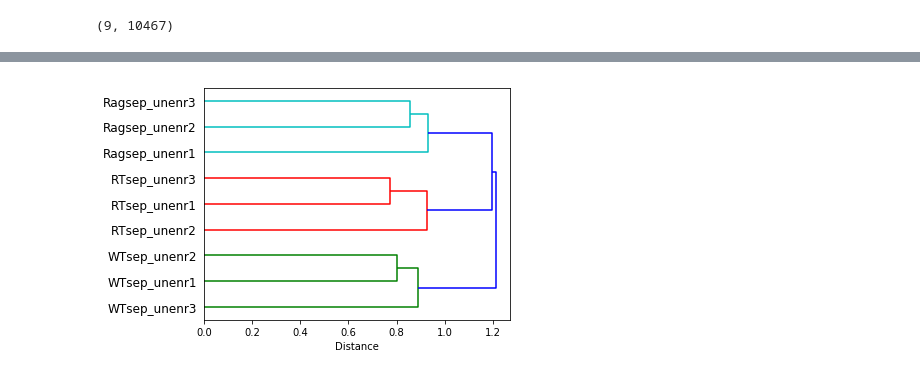
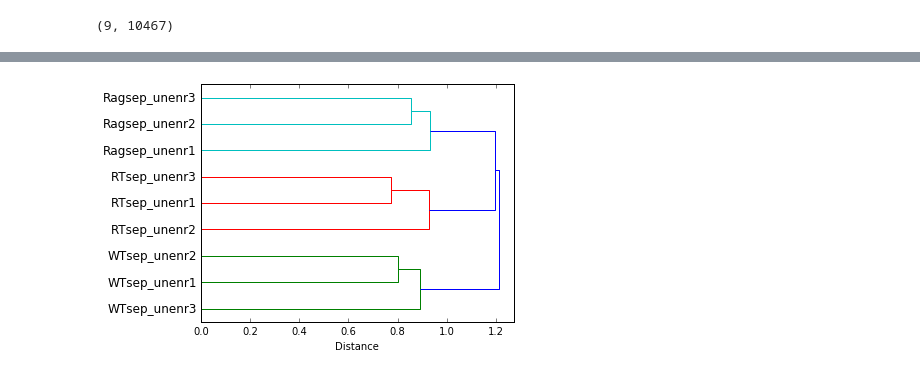
Before and after one commit to fagan2888/CM7_CM1E2d56col_unenr123_rawextract_2017, a Jupyter notebook: scripts/dendrogram.ipynb, the cells around one changed output, grey strips where cells are left out. Saved outputs shown, nothing was run; the diff lists cells and outputs as text; code cells hidden in the pictures.

Commit message:
update dendrogram

```diff
--- a/scripts/dendrogram.ipynb
+++ b/scripts/dendrogram.ipynb
@@ -35,17 +47,10 @@ df.shape
 # %%
-df = build_loci.to_df(grouped_loci, norm=False)
-
-# Log transform
-df = np.log(1+df)
-# Scale
-X = preprocessing.scale(df)
-
-# Unsupervised Hierarchical clustering
+# Unsupervised Hierarchical clustering (correlation)
 import scipy.cluster.hierarchy as hac
 z = hac.linkage(X, method = 'average', metric = "correlation")
-hac.dendrogram(z,orientation='right', labels = df.index, color_threshold=.95,count_sort=True)
+hac.dendrogram(z,orientation='right', labels = df.index, color_threshold=1,count_sort=True)
 plt.xlabel("Distance")
-plt.savefig(os.path.join(OUT, "clustering.pdf"))
+plt.savefig(os.path.join(OUT, "clustering_correlation.pdf"))
 plt.show()
 # %% [output]
-[figure, old version]
+[figure, new version]
```
Also changed, not shown: parts of 4 cells of this notebook.
